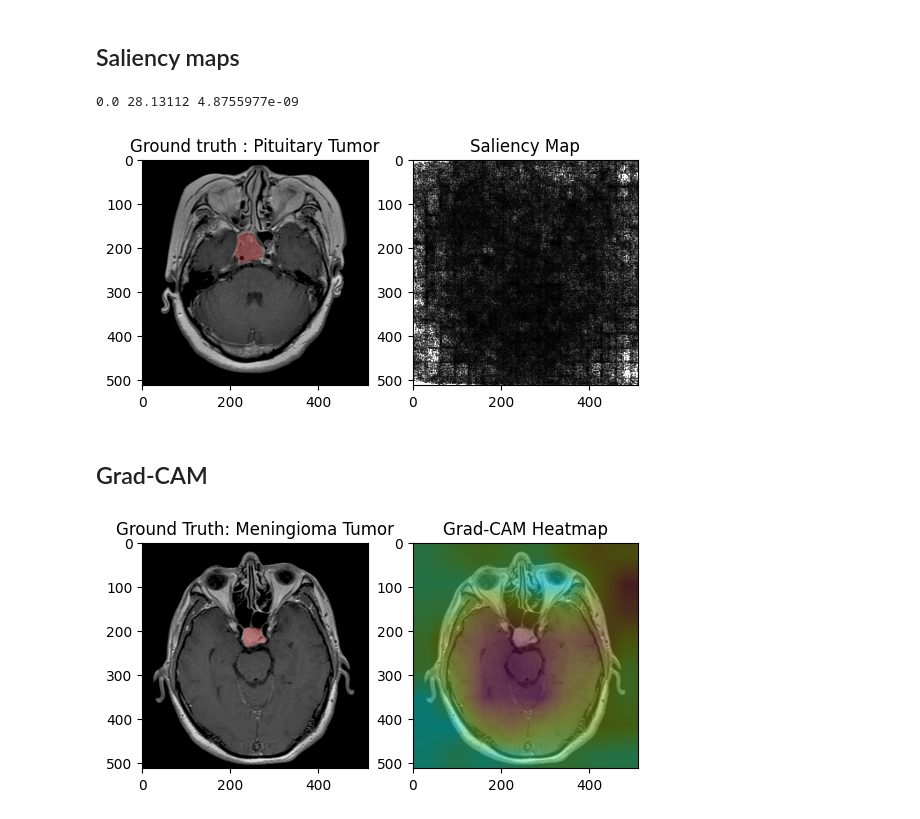
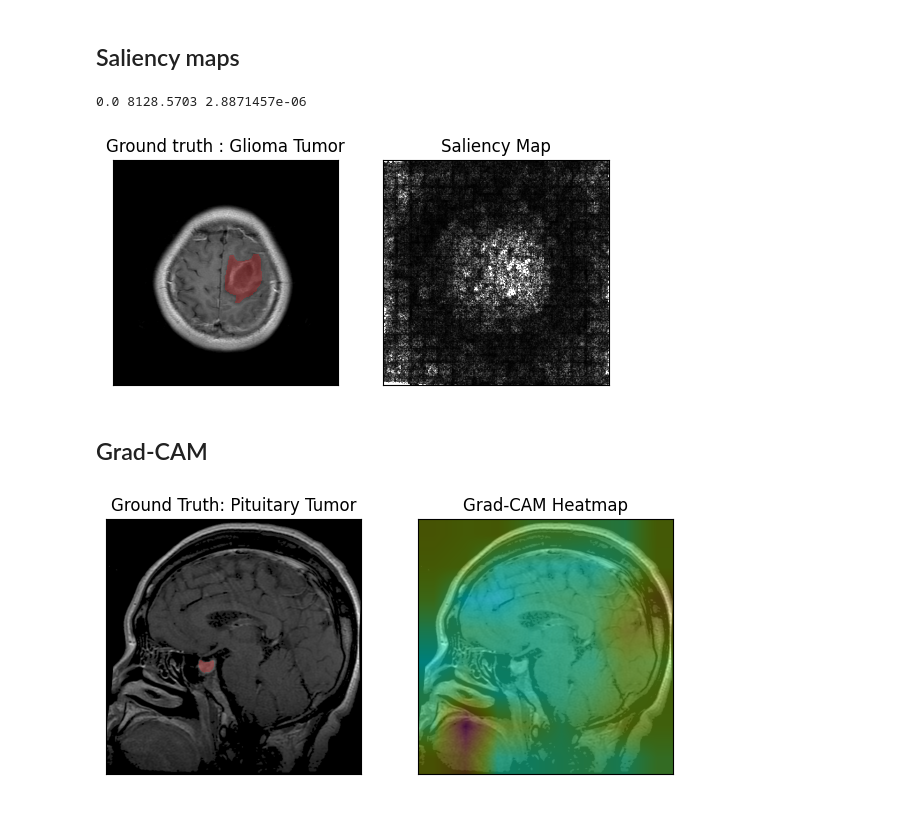
Before and after one commit to kworathur/CV-Capstone, a Jupyter notebook: explain_model.ipynb, the cells around one changed output. Drawn from its saved outputs; the diff is of its cells as text; code cells hidden in the pictures.

Commit message:
Finalize example IDs for report figure

```diff
--- a/explain_model.ipynb
+++ b/explain_model.ipynb
@@ -48,6 +64,4 @@ images = np.load('./dataset/images.npy', mmap_mode='r')
 masks = np.load('./dataset/masks.npy', mmap_mode='r')
 patient_ids = np.load('./dataset/patient_ids.npy').flatten()
 file_paths = np.load('./dataset/file_paths.npy')
-for i, label in enumerate(labels):
-    print(i, label)
 classes  = ['Meningioma Tumor', 'Glioma Tumor', 'Pituitary Tumor']
@@ -120,8 +144,8 @@ def compute_saliency_map(model, ds, idx):
 # %%
-compute_saliency_map(best_model, ds, 50)
+compute_saliency_map(best_model, ds, 150)
 # %% [output]
-0.0 28.13112 4.8755977e-09
+0.0 8128.5703 2.8871457e-06
-[figure, old version]
+[figure, new version]
 # %% [markdown]
 ## Grad-CAM
 # %%
@@ -196,15 +220,21 @@ def compute_gradcam(model, dataset, idx):
     output = image * 0.5 + heatmap * 0.5
     output = (output - output.min()) / (output.max() - output.min() + eps)
 
-    fig, ax = plt.subplots(1, 2)
-    ax[0].imshow(image)
+    fig, axes = plt.subplots(1, 2)
+    fig.tight_layout()
+    axes[0].imshow(image)
     mask = np.ma.masked_where(masks[idx] == False, masks[idx])
-    ax[0].imshow(mask, alpha=0.3, cmap='Set1')
-    ax[0].set_title(f'Ground Truth: {label}')
-    ax[1].imshow(output)
-    ax[1].set_title('Grad-CAM Heatmap')
+    axes[0].imshow(mask, alpha=0.3, cmap='Set1')
+    axes[0].set_title(f'Ground Truth: {label}')
+    axes[1].imshow(output)
+    axes[1].set_title('Grad-CAM Heatmap')
+
+    # remove the x and y ticks
+    for ax in axes:
+        ax.set_xticks([])
+        ax.set_yticks([])
     fig.savefig(f'figures/gradcam_{idx}.png')
 # %%
-compute_gradcam(best_model, ds, 1048)
+compute_gradcam(best_model, ds, 2034)
 # %% [output]
-[figure, old version]
+[figure, new version]
```
Also changed, not shown: parts of 7 cells of this notebook, 3 other files.
